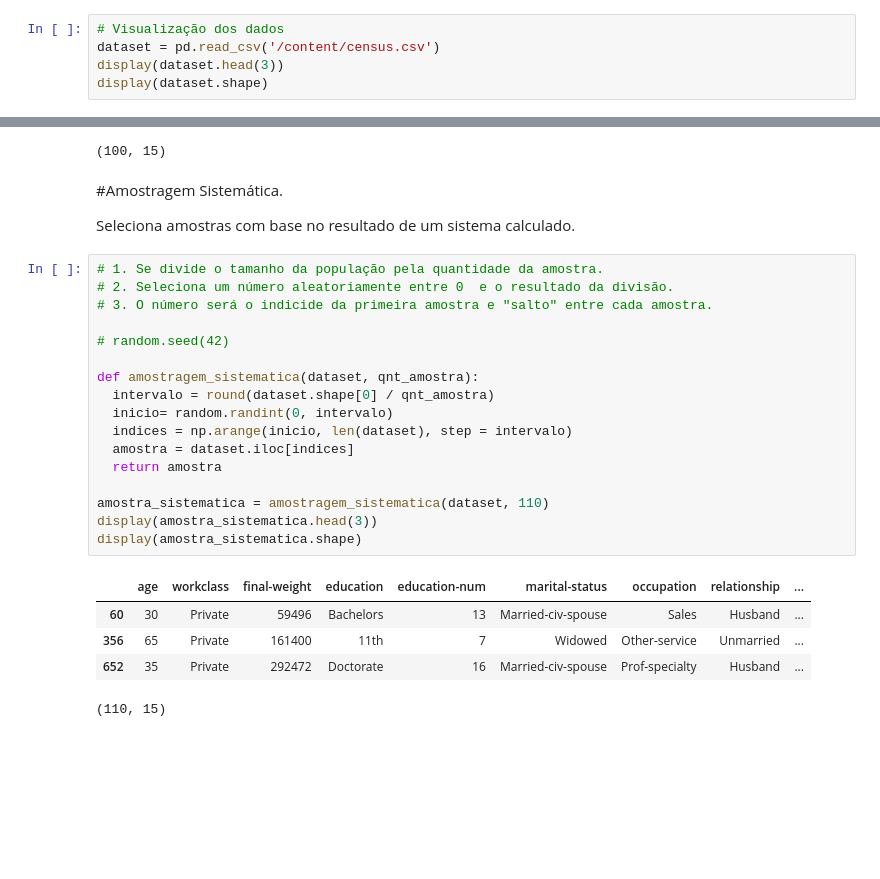
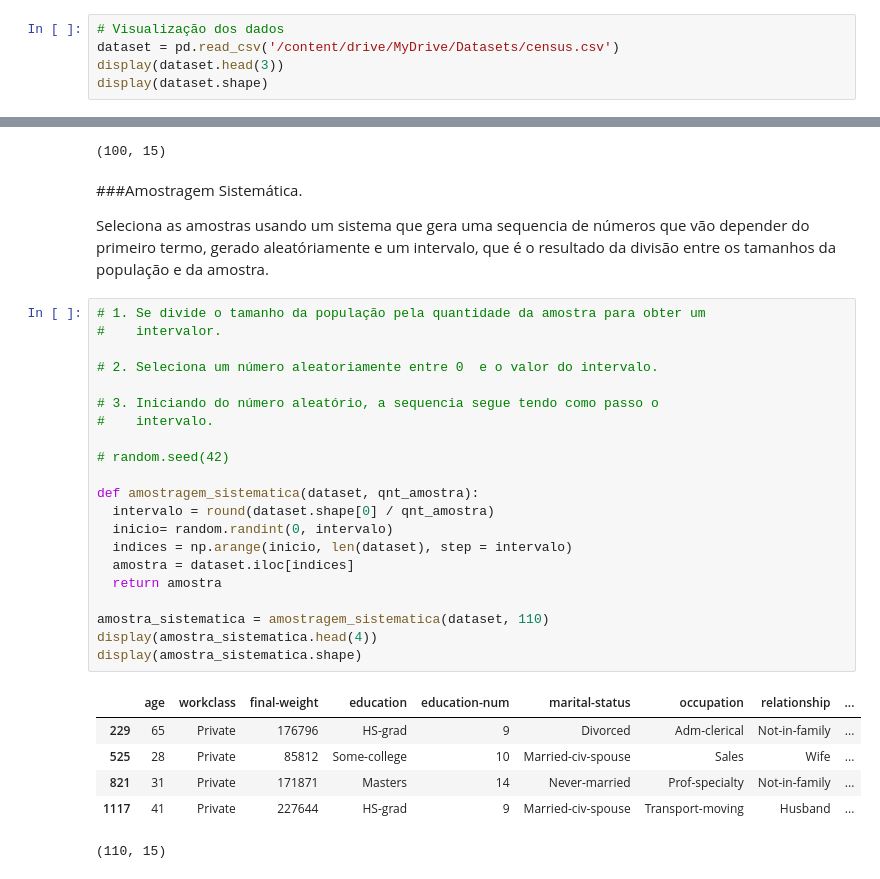
Before and after one commit to LucasGleysson/Estatistica_DS_ML, a Jupyter notebook: Amostragens.ipynb, the cells around one changed output, grey strips where cells are left out. Drawn from its saved outputs; the diff is of its cells as text; blank space fills up the shorter version.

```diff
--- a/Amostragens.ipynb
+++ b/Amostragens.ipynb
@@ -46,7 +46,7 @@ import pandas as pd
 import numpy as np
 # %%
 # Visualização dos dados
-dataset = pd.read_csv('/content/census.csv')
+dataset = pd.read_csv('/content/drive/MyDrive/Datasets/census.csv')
 display(dataset.head(3))
 display(dataset.shape)
 # %% [output]
@@ -71,30 +71,35 @@ display(amostra_simples.shape)
 | 27048 | 45 | State-gov | 50567 | HS-grad | 9 | Married-civ-spouse | Exec-managerial | Wife | ... |
 | 28868 | 29 | Private | 185908 | Bachelors | 13 | Married-civ-spouse | Exec-managerial | Husband | ... |
 (100, 15)
-# %% [markdown]
-#Amostragem Sistemática.
-
-Seleciona amostras com base no resultado de um sistema calculado.
+# %% [markdown]
+###Amostragem Sistemática.
+
+Seleciona as amostras usando um sistema que gera uma sequencia de números que vão depender do primeiro termo, gerado aleatóriamente e um intervalo, que é o resultado da divisão entre os tamanhos da população e da amostra.
 # %%
-# 1. Se divide o tamanho da população pela quantidade da amostra.
-# 2. Seleciona um número aleatoriamente entre 0  e o resultado da divisão.
-# 3. O número será o indicide da primeira amostra e "salto" entre cada amostra.
+# 1. Se divide o tamanho da população pela quantidade da amostra para obter um
+#    intervalor.
+
+# 2. Seleciona um número aleatoriamente entre 0  e o valor do intervalo.
+
+# 3. Iniciando do número aleatório, a sequencia segue tendo como passo o
+#    intervalo.
 
 # random.seed(42)
 
 def amostragem_sistematica(dataset, qnt_amostra):
   intervalo = round(dataset.shape[0] / qnt_amostra)
   inicio= random.randint(0, intervalo)
   indices = np.arange(inicio, len(dataset), step = intervalo)
   amostra = dataset.iloc[indices]
   return amostra
 
 amostra_sistematica = amostragem_sistematica(dataset, 110)
-display(amostra_sistematica.head(3))
+display(amostra_sistematica.head(4))
 display(amostra_sistematica.shape)
 # %% [output]
 |  | age | workclass | final-weight | education | education-num | marital-status | occupation | relationship | ... |
-| 60 | 30 | Private | 59496 | Bachelors | 13 | Married-civ-spouse | Sales | Husband | ... |
-| 356 | 65 | Private | 161400 | 11th | 7 | Widowed | Other-service | Unmarried | ... |
-| 652 | 35 | Private | 292472 | Doctorate | 16 | Married-civ-spouse | Prof-specialty | Husband | ... |
+| 229 | 65 | Private | 176796 | HS-grad | 9 | Divorced | Adm-clerical | Not-in-family | ... |
+| 525 | 28 | Private | 85812 | Some-college | 10 | Married-civ-spouse | Sales | Wife | ... |
+| 821 | 31 | Private | 171871 | Masters | 14 | Never-married | Prof-specialty | Not-in-family | ... |
+| 1117 | 41 | Private | 227644 | HS-grad | 9 | Married-civ-spouse | Transport-moving | Husband | ... |
 (110, 15)
```
Also changed, not shown: parts of 13 cells of this notebook.
